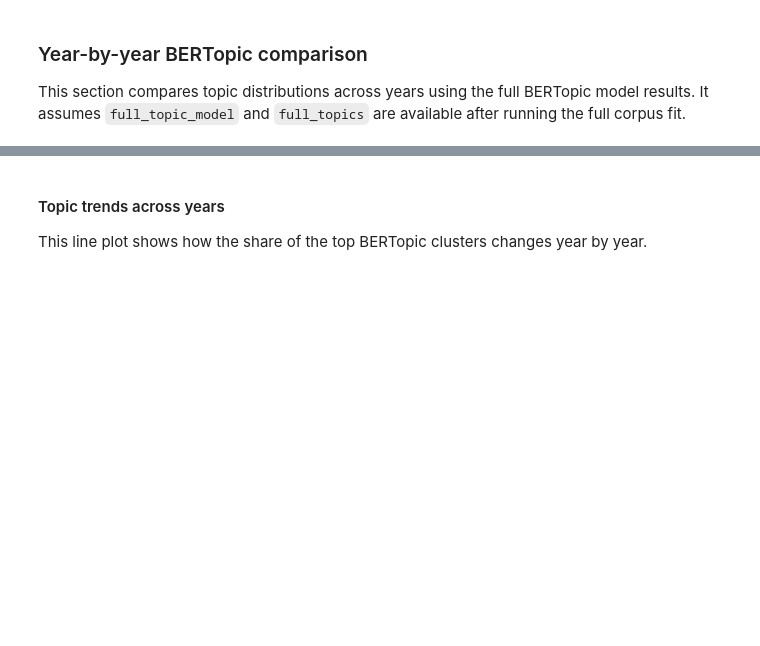
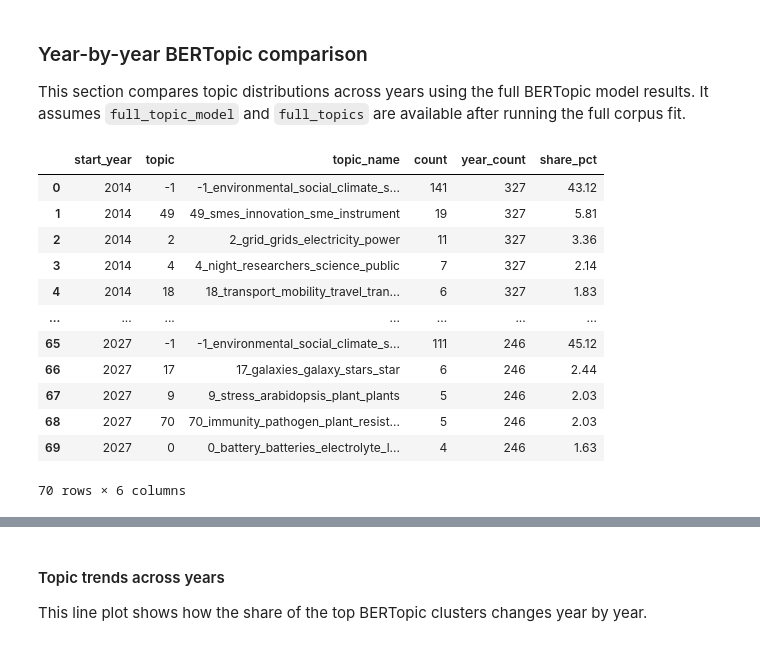
Before and after one commit to kimwilmink/Discourse_Analysis_EU_Budget_Strategy, a Jupyter notebook: bow_and_bertopic_analysis.ipynb, the cells around one changed output, grey strips where cells are left out. Saved outputs shown, nothing was run; the diff lists cells and outputs as text; code cells hidden in the pictures; blank space fills up the shorter version.

```diff
--- a/bow_and_bertopic_analysis.ipynb
+++ b/bow_and_bertopic_analysis.ipynb
@@ -657,42 +701,57 @@ if "full_topic_model" not in globals() or "full_topics" not in globals():
 if "full_topic_info" not in globals():
     full_topic_info = full_topic_model.get_topic_info()
 
-# Combine year metadata with assigned topics.
+# Combine year metadata with assigned topics from the climate subset used to fit BERTopic.
+assigned_topics = pd.Series(full_topics, index=climate_data.index)
 bertopic_year_df = pd.DataFrame({
-    "start_year": data["start_year"],
-    "topic": full_topics,
+    "start_year": climate_data["start_year"],
+    "topic": assigned_topics,
 })
 bertopic_year_df = bertopic_year_df[bertopic_year_df["start_year"].notna()].copy()
 bertopic_year_df["start_year"] = bertopic_year_df["start_year"].astype(int)
 
 MIN_DOCS_PER_YEAR = 30
 valid_years = (
     bertopic_year_df.groupby("start_year").size().loc[lambda s: s >= MIN_DOCS_PER_YEAR].index
 )
 bertopic_year_df = bertopic_year_df[bertopic_year_df["start_year"].isin(valid_years)]
 
 if bertopic_year_df.empty:
     raise RuntimeError("No years remain after filtering for minimum document count. Lower MIN_DOCS_PER_YEAR or inspect the data.")
 
 year_counts = bertopic_year_df.groupby("start_year").size().rename("year_count")
 topic_year_counts = (
     bertopic_year_df.groupby(["start_year", "topic"]).size().rename("count").reset_index()
 )
 topic_year_counts = topic_year_counts.merge(year_counts, on="start_year")
 topic_year_counts["share_pct"] = topic_year_counts["count"] / topic_year_counts["year_count"] * 100
 
 topic_name_map = dict(zip(full_topic_info.Topic, full_topic_info.Name))
 topic_year_counts["topic_name"] = topic_year_counts["topic"].map(topic_name_map).fillna("Other")
 
 # Show the top topics for each year.
 top_by_year = (
     topic_year_counts.sort_values(["start_year", "share_pct"], ascending=[True, False])
     .groupby("start_year")
     .head(5)
     .reset_index(drop=True)
 )
 
 display(top_by_year[["start_year", "topic", "topic_name", "count", "year_count", "share_pct"]].round({"share_pct": 2}))
+# %% [output]
+|  | start_year | topic | topic_name | count | year_count | share_pct |
+| 0 | 2014 | -1 | -1_environmental_social_climate_s... | 141 | 327 | 43.12 |
+| 1 | 2014 | 49 | 49_smes_innovation_sme_instrument | 19 | 327 | 5.81 |
+| 2 | 2014 | 2 | 2_grid_grids_electricity_power | 11 | 327 | 3.36 |
+| 3 | 2014 | 4 | 4_night_researchers_science_public | 7 | 327 | 2.14 |
+| 4 | 2014 | 18 | 18_transport_mobility_travel_tran... | 6 | 327 | 1.83 |
+| ... | ... | ... | ... | ... | ... | ... |
+| 65 | 2027 | -1 | -1_environmental_social_climate_s... | 111 | 246 | 45.12 |
+| 66 | 2027 | 17 | 17_galaxies_galaxy_stars_star | 6 | 246 | 2.44 |
+| 67 | 2027 | 9 | 9_stress_arabidopsis_plant_plants | 5 | 246 | 2.03 |
+| 68 | 2027 | 70 | 70_immunity_pathogen_plant_resist... | 5 | 246 | 2.03 |
+| 69 | 2027 | 0 | 0_battery_batteries_electrolyte_l... | 4 | 246 | 1.63 |
+70 rows × 6 columns
 # %%
 # Visualize the strongest topics across years.
 TOP_N_TOPICS = 12
```
Also changed, not shown: parts of 11 cells of this notebook, 1 other file.
